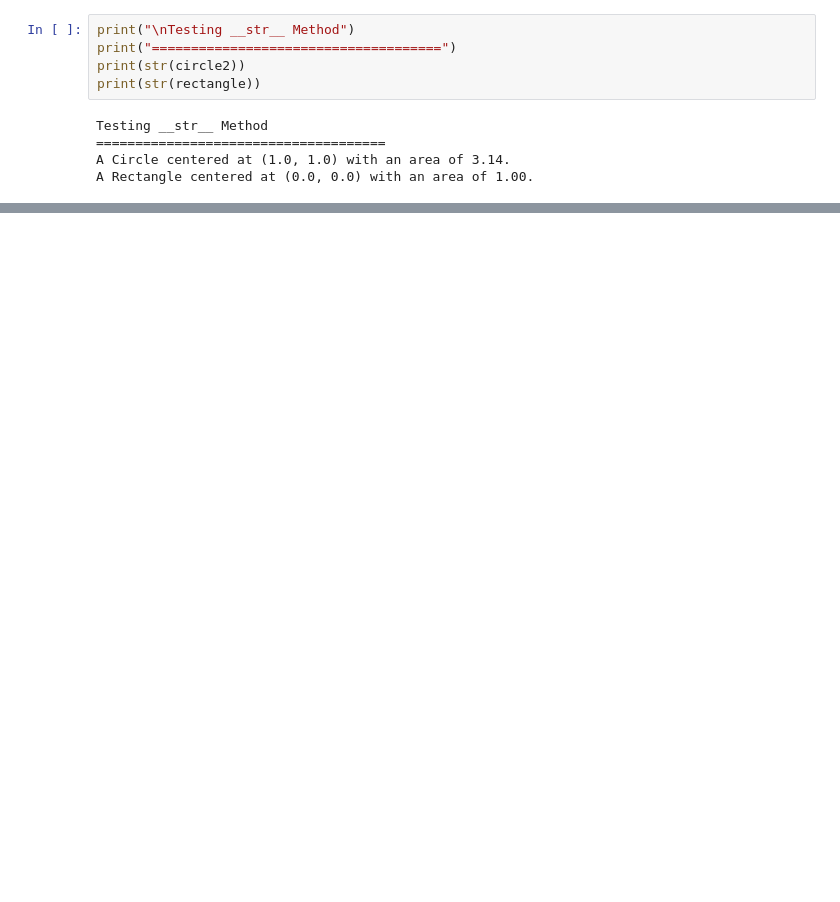
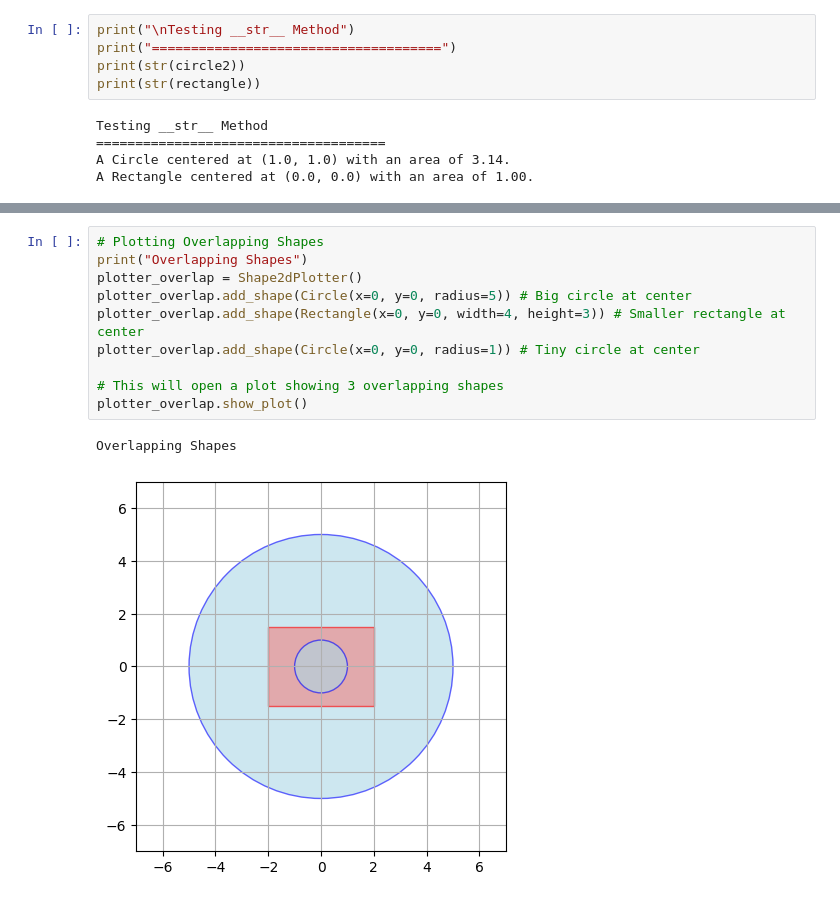
Before and after one commit to indiramahadiva/lab_2_indiramahadiva_python_DE25, a Jupyter notebook: main_test.ipynb, the cells around one changed output, grey strips where cells are left out. Drawn from its saved outputs; the diff is of its cells as text; blank space fills up the shorter version.

```diff
--- a/main_test.ipynb
+++ b/main_test.ipynb
@@ -106,0 +130,13 @@ A Rectangle centered at (0.0, 0.0) with an area of 1.00.
+# %%
+# Plotting Overlapping Shapes
+print("Overlapping Shapes")
+plotter_overlap = Shape2dPlotter()
+plotter_overlap.add_shape(Circle(x=0, y=0, radius=5)) # Big circle at center
+plotter_overlap.add_shape(Rectangle(x=0, y=0, width=4, height=3)) # Smaller rectangle at center
+plotter_overlap.add_shape(Circle(x=0, y=0, radius=1)) # Tiny circle at center
+
+# This will open a plot showing 3 overlapping shapes
+plotter_overlap.show_plot()
+# %% [output]
+Overlapping Shapes
+[figure, added]
```
Also changed, not shown: parts of 7 cells of this notebook, 7 other files.
